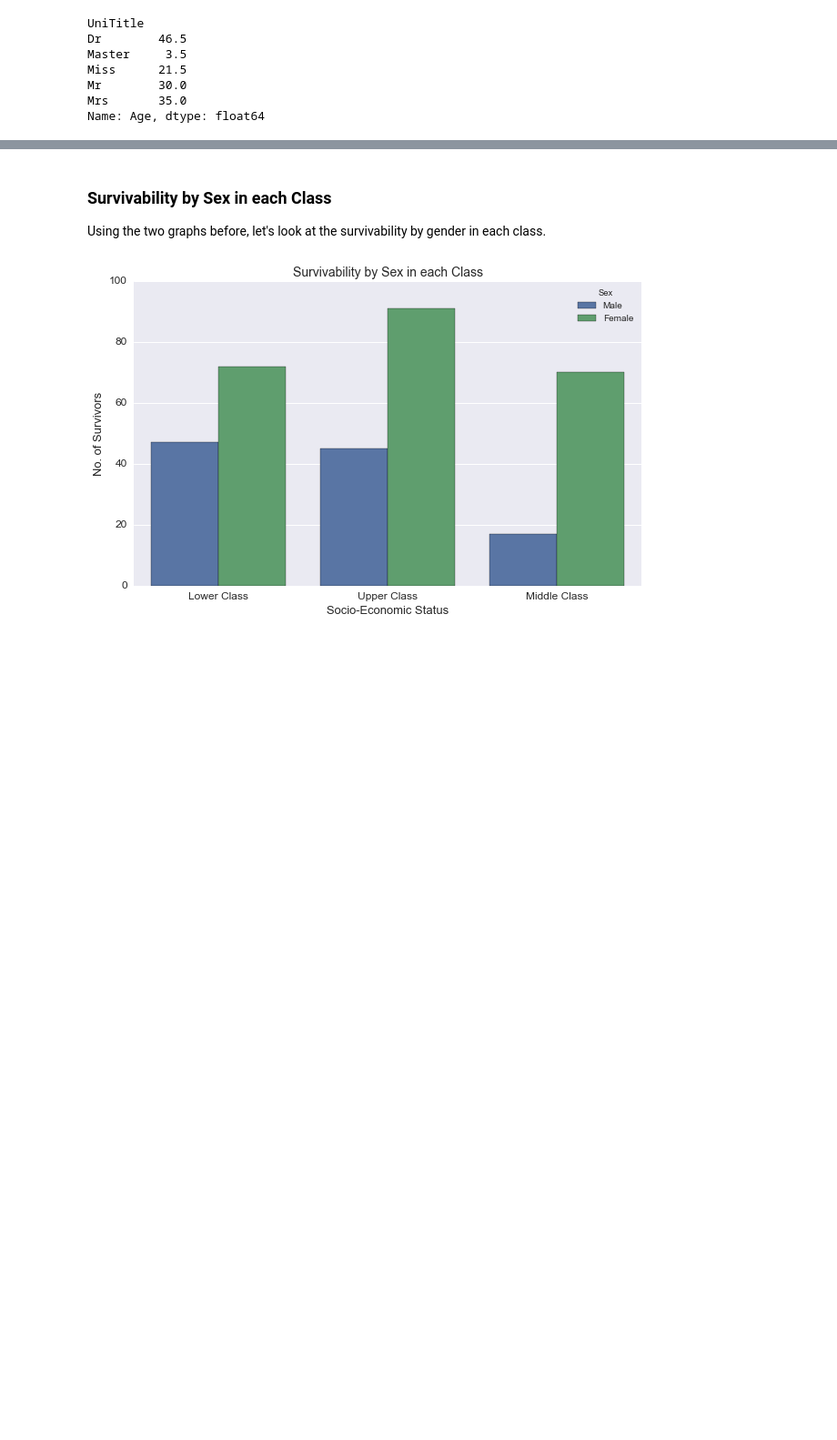
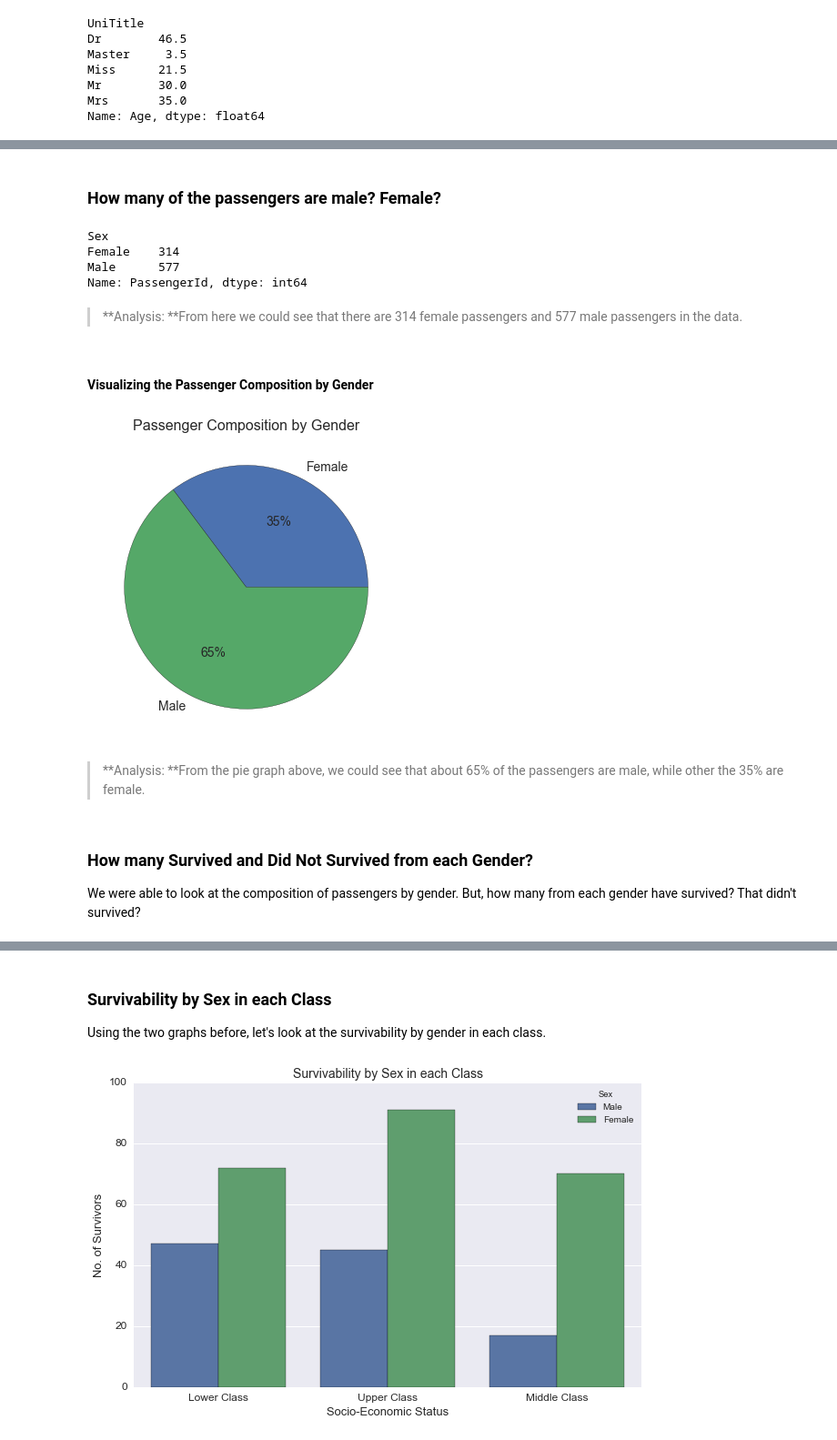
Before and after one commit to aamiel16/udacity-dand, a Jupyter notebook: Titanic Exploratory Data Analysis/develop/2015-09-20-as-titanic-explo-lab.ipynb, the cells around one changed output, grey strips where cells are left out. Shown at 91% size. Saved outputs shown, nothing was run; the diff lists cells and outputs as text; code cells hidden in the pictures; blank space fills up the shorter version.

```diff
--- a/Titanic Exploratory Data Analysis/develop/2015-09-20-as-titanic-explo-lab.ipynb
+++ b/Titanic Exploratory Data Analysis/develop/2015-09-20-as-titanic-explo-lab.ipynb
@@ -382,0 +364,32 @@ fig.savefig(fig_prefix+'survivability_by_class')
+# %% [markdown]
+### How many of the passengers are male? Female?
+# %%
+grouped_by_sex = titanic_df.groupby(['Sex'], as_index=True).count()['PassengerId']
+grouped_by_sex
+# %% [output]
+Sex
+Female    314
+Male      577
+Name: PassengerId, dtype: int64
+# %% [markdown]
+>**Analysis: **From here we could see that there are 314 female passengers and 577 male passengers in the data.
+# %% [markdown]
+#### Visualizing the Passenger Composition by Gender
+# %%
+fig = plt.figure(figsize=(6,6))
+ax = fig.add_subplot(111)
+
+# Plotting the passenger composition by gender
+grouped_by_sex.plot.pie(subplots=True, fontsize=14, ax=ax, autopct='%.0f%%')
+
+ax.yaxis.set_visible(False)
+ax.set_title('Passenger Composition by Gender', fontsize=16)
+
+fig.savefig(fig_prefix+'passenger_comp_by_sex')
+# %% [output]
+[figure, added]
+# %% [markdown]
+>**Analysis: **From the pie graph above, we could see that about 65% of the passengers are male, while other the 35% are female.
+# %% [markdown]
+### How many Survived and Did Not Survived from each Gender?
+We were able to look at the composition of passengers by gender. But, how many from each gender have survived? That didn't survived?
```
Also changed, not shown: parts of 91 cells of this notebook, 13 other files.
